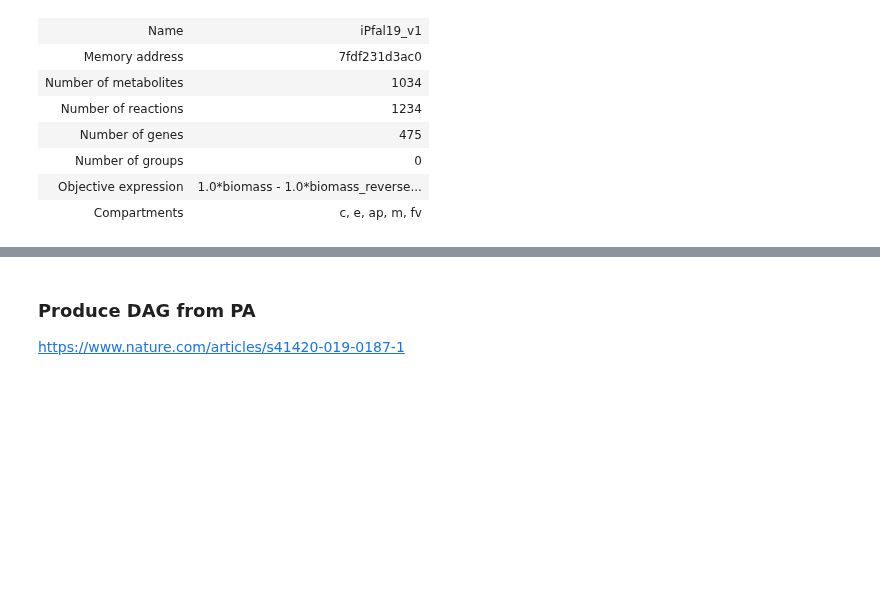
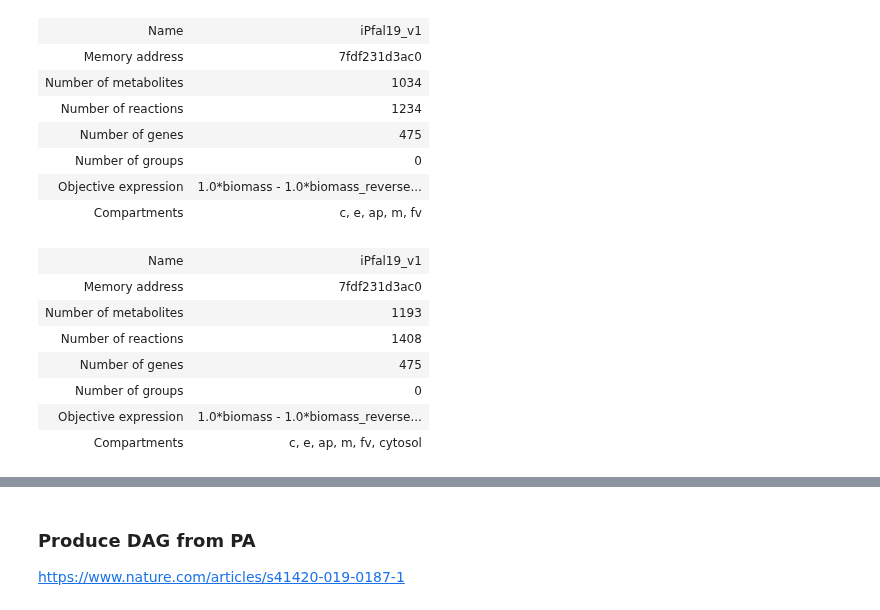
Before and after one commit to Nexia23/Plasmodium_abs_FBA, a Jupyter notebook: compare_GEMs.ipynb, the cells around one changed output, grey strips where cells are left out. Drawn from its saved outputs; the diff is of its cells as text; code cells hidden in the pictures; blank space fills up the shorter version.

Commit message:
slimer

```diff
--- a/compare_GEMs.ipynb
+++ b/compare_GEMs.ipynb
@@ -477,3 +481,34 @@ create_reaction(ipfal21,['slimer_2b','pseudo sid chain'], tester)
 | Number of groups | 0 |
 | Objective expression | 1.0*biomass - 1.0*biomass_reverse... |
 | Compartments | c, e, ap, m, fv |
+# %%
+pseudo_lipid_dict ={'mean_Ring ':{'pseudo_h_bkb':747.806,'pseudo_sidchn':271.544, 'quotientFA_Pl':2.03954},
+                    'mean_Trophozoite ':{'pseudo_h_bkb':702.418,'pseudo_sidchn':272.182,'quotientFA_Pl':2.02658},
+                    'mean_Schizont ':{'pseudo_h_bkb':730.831,'pseudo_sidchn':271.379,'quotientFA_Pl':2.05936}
+                    }
+meta_dict = {'pseudo_h_bkb':-1,
+             'pseudo_sidchn':-pseudo_lipid_dict[stage]['quotientFA_Pl'],
+             'pseudo_lipid':1}
+
+react_dict = {'id':'SLIMEr_bm_lpd',
+              'name':'Pseudo lipid generation',
+              'gene_reaction_rule':'',
+              "lower_bound":0.0,
+              "upper_bound":1000.0,
+              "subsystem":"Lipids SLIMEr reactions"
+              }
+sid = 'pseudo_lipid'
+sname = 'Pseudo lipid'
+new_meta = cobra.Metabolite(id=sid,name=sname, compartment='cytoplasm')
+ipfal21.add_metabolites([new_meta])
+
+create_reaction(ipfal21,['SLIMEr_bm_lpd','Pseudo lipid generation'],meta_dict)
+# %% [output]
+| Name | iPfal19_v1 |
+| Memory address | 7fdf231d3ac0 |
+| Number of metabolites | 1193 |
+| Number of reactions | 1408 |
+| Number of genes | 475 |
+| Number of groups | 0 |
+| Objective expression | 1.0*biomass - 1.0*biomass_reverse... |
+| Compartments | c, e, ap, m, fv, cytosol |
```
Also changed, not shown: parts of 8 cells of this notebook, 12 other files.
